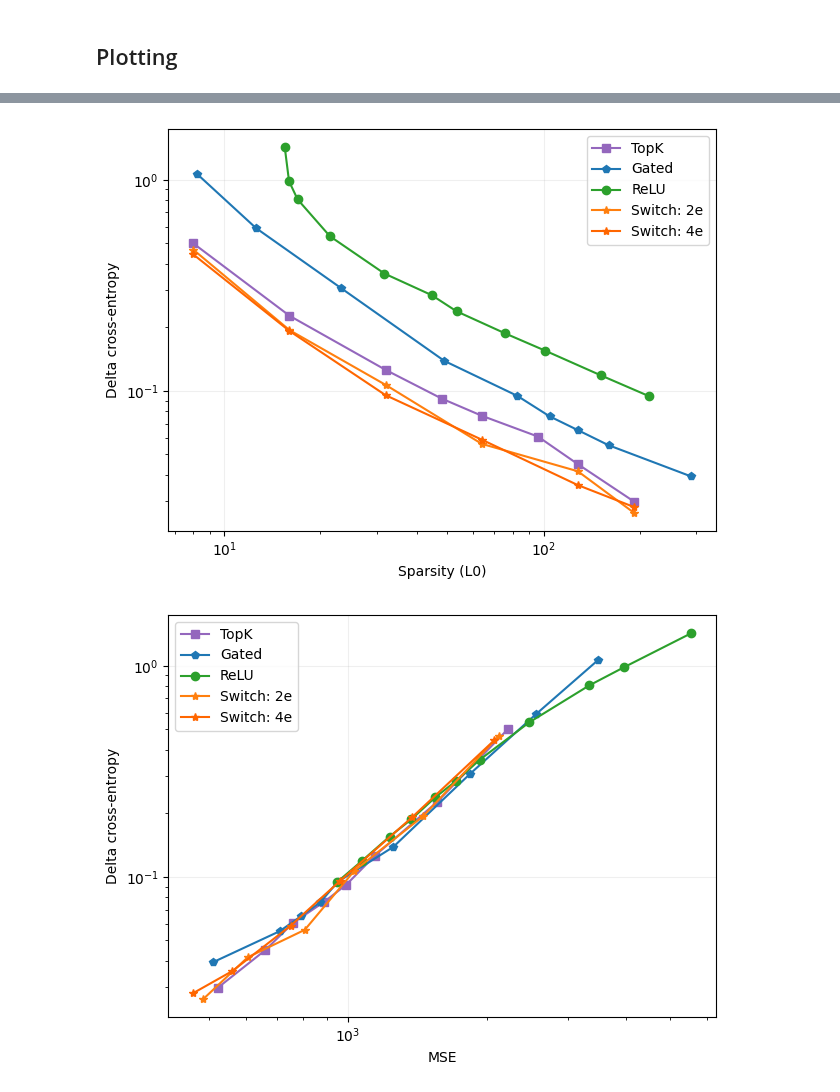
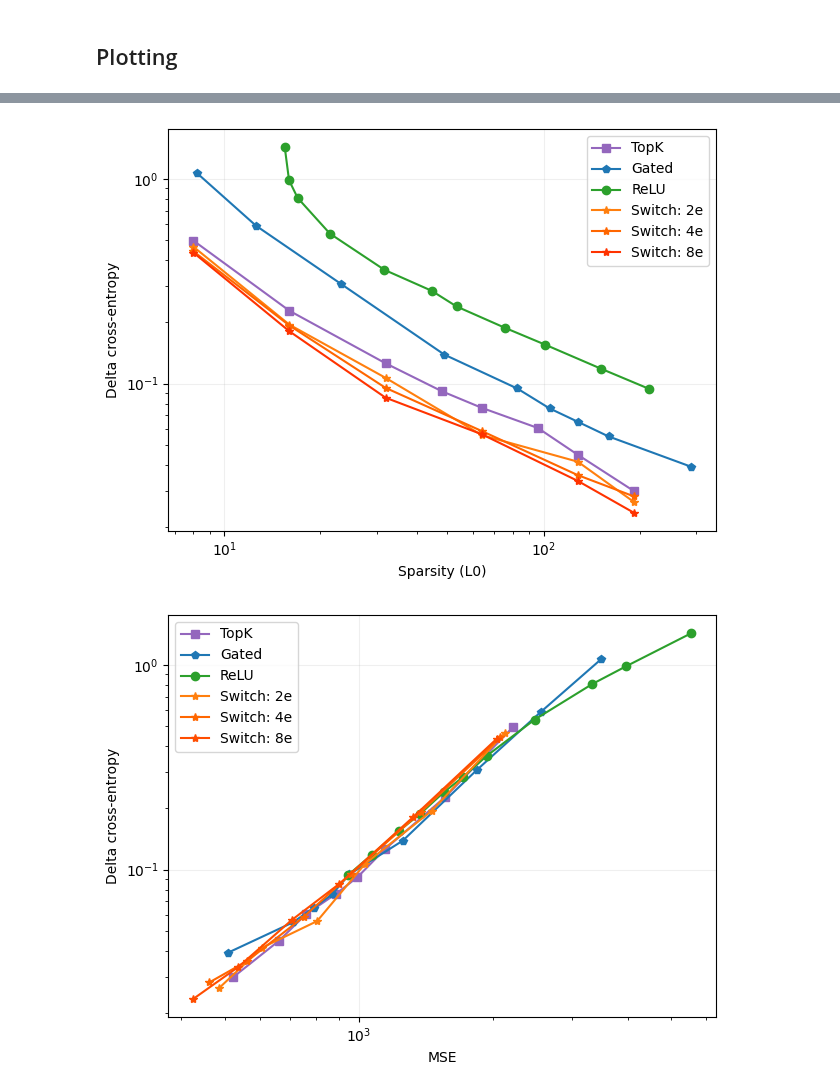
Before and after one commit to amudide/switch_sae, a Jupyter notebook: results/primary/primary-flop-match.ipynb, the cells around one changed output, grey strips where cells are left out. Drawn from its saved outputs; the diff is of its cells as text; code cells hidden in the pictures.

```diff
--- a/results/primary/primary-flop-match.ipynb
+++ b/results/primary/primary-flop-match.ipynb
@@ -90,7 +90,7 @@ df_switch_flop = clean_switch(df_switch_flop)
 # %%
 df_switch_flop2 = df_switch_flop[df_switch_flop['experts'] == 2]
 df_switch_flop4 = df_switch_flop[df_switch_flop['experts'] == 4]
-#df_switch_flop8 = df_switch_flop[df_switch_flop['experts'] == 8]
+df_switch_flop8 = df_switch_flop[df_switch_flop['experts'] == 8]
 # %% [markdown]
 ## Plotting
 # %%
@@ -146,29 +146,29 @@ plt.show()
 # %%
 plt.plot(df_topk['l0'], df_topk['delta_ce'], label='TopK', marker='s', color='#9467bd')
 plt.plot(df_gated['l0'], df_gated['delta_ce'], label='Gated', marker='p', color='#1f77b4')
 plt.plot(df_relu['l0'], df_relu['delta_ce'], label='ReLU', marker='o', color='#2ca02c')
 
 plt.plot(df_switch_flop2['l0'], df_switch_flop2['delta_ce'], label='Switch: 2e', marker='*', color='#ff7f0e')
 plt.plot(df_switch_flop4['l0'], df_switch_flop4['delta_ce'], label='Switch: 4e', marker='*', color='#ff6600')
-#plt.plot(df_switch_flop8['l0'], df_switch_flop8['delta_ce'], label='Switch: 8e', marker='*', color='#ff3300')
+plt.plot(df_switch_flop8['l0'], df_switch_flop8['delta_ce'], label='Switch: 8e', marker='*', color='#ff3300')
 
 
 plt.xscale('log')
 plt.yscale('log')
 
 plt.xlabel("Sparsity (L0)")
 plt.ylabel("Delta cross-entropy")
 
 plt.legend()
 
 plt.grid(True, which="major", ls="-", alpha=0.2)
 
 
 plt.tight_layout()
 plt.savefig("flopmatch_l0_deltace.png")
 plt.show()
 # %% [output]
-[figure, old version]
+[figure, new version]
 # %%
 plt.plot(df_topk['mse_loss'], df_topk['delta_ce'], label='TopK', marker='s', color='#9467bd')
 plt.plot(df_gated['mse_loss'], df_gated['delta_ce'], label='Gated', marker='p', color='#1f77b4')
@@ -176,7 +176,7 @@ plt.plot(df_relu['mse_loss'], df_relu['delta_ce'], label='ReLU', marker='o', col
 
 plt.plot(df_switch_flop2['mse_loss'], df_switch_flop2['delta_ce'], label='Switch: 2e', marker='*', color='#ff7f0e')
 plt.plot(df_switch_flop4['mse_loss'], df_switch_flop4['delta_ce'], label='Switch: 4e', marker='*', color='#ff6600')
-#plt.plot(df_switch_flop8['mse_loss'], df_switch_flop8['delta_ce'], label='Switch: 8e', marker='*', color='#ff4d00')
+plt.plot(df_switch_flop8['mse_loss'], df_switch_flop8['delta_ce'], label='Switch: 8e', marker='*', color='#ff4d00')
 
 
 plt.xscale('log')
@@ -194,4 +194,4 @@ plt.tight_layout()
 plt.savefig("flopmatch_mse_deltace.png")
 plt.show()
 # %% [output]
-[figure, old version]
+[figure, new version]
```
Also changed, not shown: parts of 2 cells of this notebook, 5 other files.
